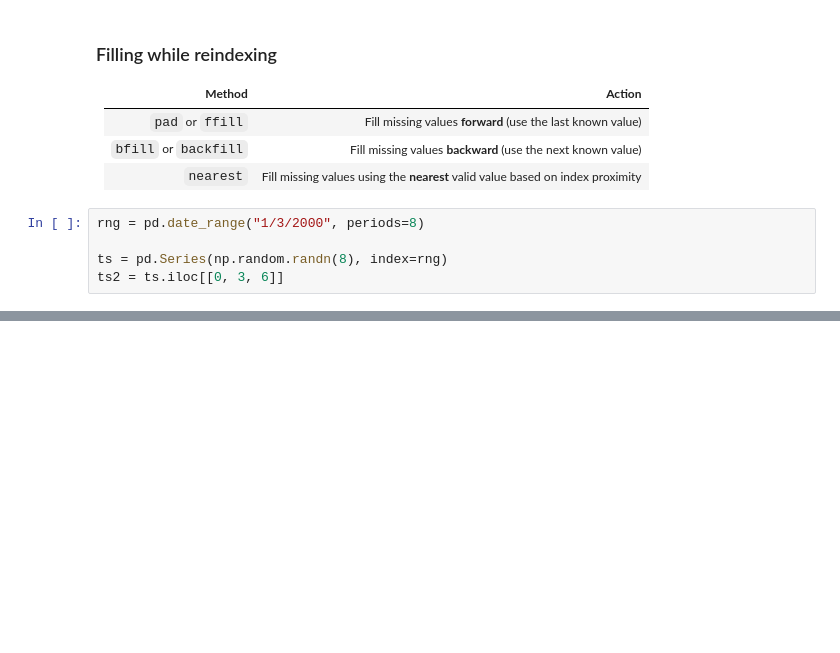
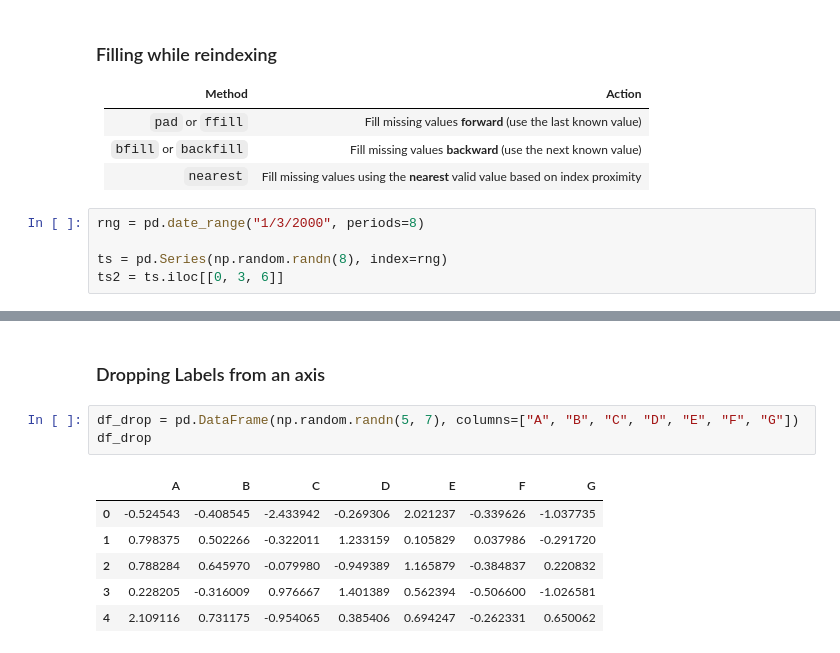
Before and after one commit to KumudithaSilva/pandas-data-science, a Jupyter notebook: Essential_Basis/essential_basis.ipynb, the cells around one changed output, grey strips where cells are left out. Saved outputs shown, nothing was run; the diff lists cells and outputs as text; blank space fills up the shorter version.

Commit message:
Dropping labels from an axis

```diff
--- a/Essential_Basis/essential_basis.ipynb
+++ b/Essential_Basis/essential_basis.ipynb
@@ -438 +438,13 @@ ts2.reindex(rng, method="nearest")
 Freq: D, dtype: float64
+# %% [markdown]
+### Dropping Labels from an axis
+# %%
+df_drop = pd.DataFrame(np.random.randn(5, 7), columns=["A", "B", "C", "D", "E", "F", "G"])
+df_drop
+# %% [output]
+|  | A | B | C | D | E | F | G |
+| 0 | -0.524543 | -0.408545 | -2.433942 | -0.269306 | 2.021237 | -0.339626 | -1.037735 |
+| 1 | 0.798375 | 0.502266 | -0.322011 | 1.233159 | 0.105829 | 0.037986 | -0.291720 |
+| 2 | 0.788284 | 0.645970 | -0.079980 | -0.949389 | 1.165879 | -0.384837 | 0.220832 |
+| 3 | 0.228205 | -0.316009 | 0.976667 | 1.401389 | 0.562394 | -0.506600 | -1.026581 |
+| 4 | 2.109116 | 0.731175 | -0.954065 | 0.385406 | 0.694247 | -0.262331 | 0.650062 |
```
Also changed, not shown: parts of 28 cells of this notebook.
